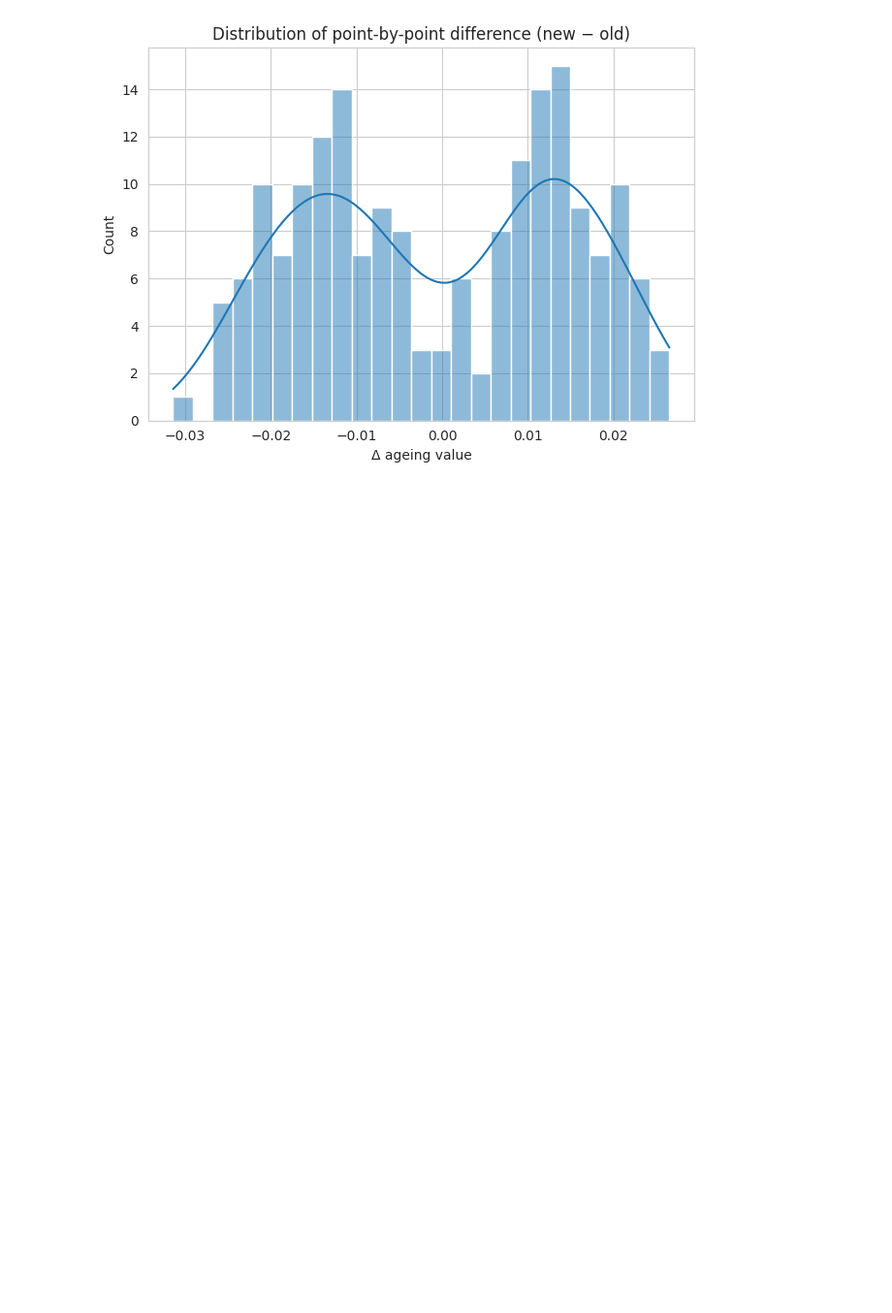
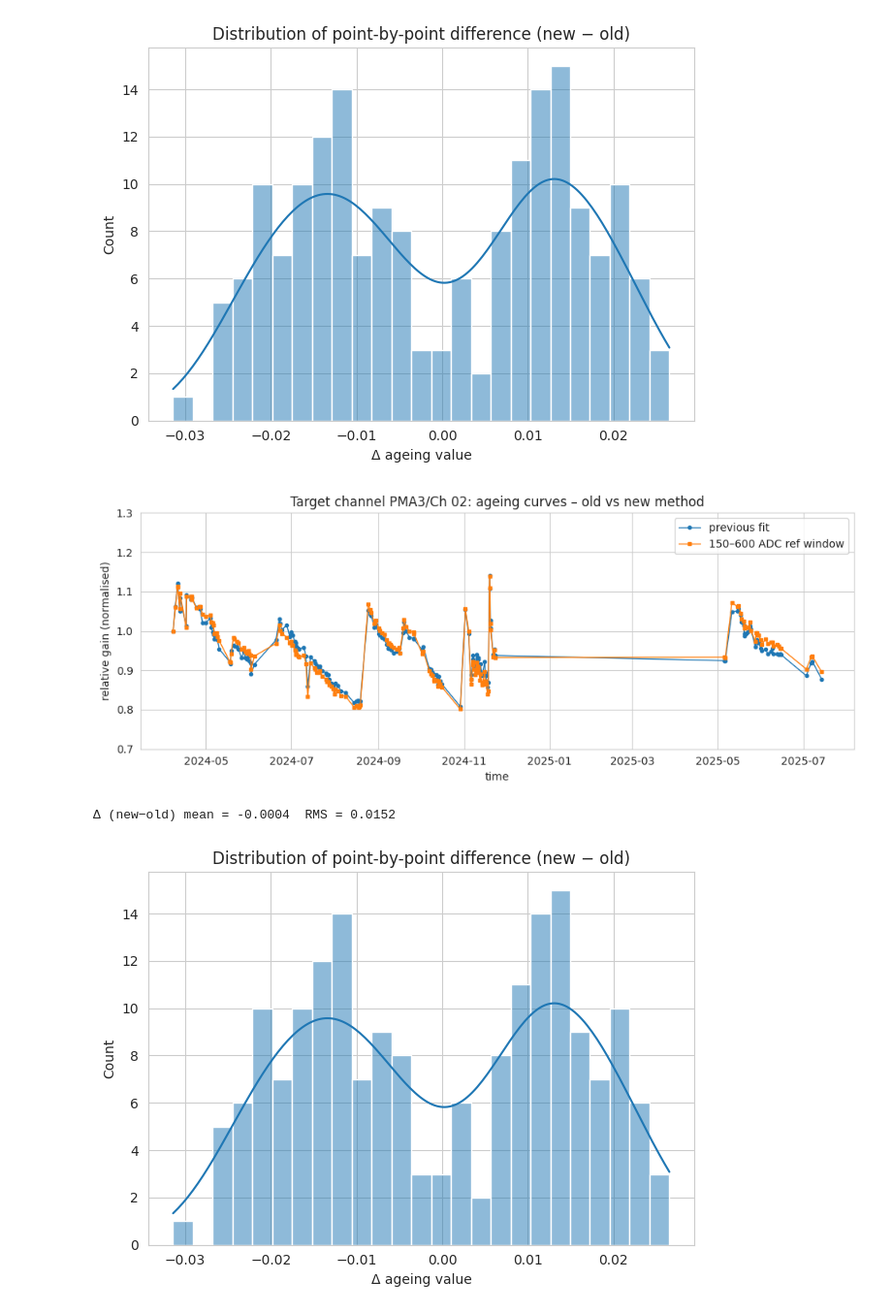
Before and after one commit to mvishiu11/LHC-aging-analysis, a Jupyter notebook: notebooks/analysis.ipynb, the cells around one changed output. Shown at 97% size. Cells and saved outputs as stored; diff of their text form; code cells hidden in the pictures; blank space fills up the shorter version.

Commit message:
feat: add fancy aging visualization

```diff
--- a/notebooks/analysis.ipynb
+++ b/notebooks/analysis.ipynb
@@ -1723,6 +1758,10 @@ print(df.head())
 2  549824    7  182.994799         4.0  329.441654   1.119669   1.113499
 3  549853    8  183.104426         4.0  330.477076   1.120340   1.110675
 4  549958    9  171.819017         4.0  326.018650   1.051289   1.056473
+# %%
+run_meta = pd.read_json("../data/laserROOT/laser_runs.json")
+df = df.merge(run_meta, how="left", on="run")
+df["time"] = pd.to_datetime(df["start_ms"], unit="ms")
 # %%
 # ▸ Cell 2 – visual & numeric comparison
 import matplotlib.pyplot as plt, seaborn as sns
@@ -1750,3 +1789,32 @@ plt.xlabel("Δ ageing value"); plt.tight_layout(); plt.show()
 [figure]
 Δ (new−old) mean = -0.0004  RMS = 0.0152
 [figure]
+# %%
+df = df.dropna()
+# %%
+# ▸ Cell 2 – visual & numeric comparison
+import matplotlib.pyplot as plt, seaborn as sns
+sns.set_style("whitegrid")
+
+plt.figure(figsize=(10,4))
+plt.plot(df["time"], df["aging_old"], "o-", lw=1, ms=3, label="previous fit")
+plt.plot(df["time"], df["aging_new"], "s-", lw=1, ms=3, label="150–600 ADC ref window")
+plt.xlabel("time")
+plt.ylabel("relative gain (normalised)")
+plt.title("Target channel PMA3/Ch 02: ageing curves – old vs new method")
+plt.ylim(0.7, 1.3)
+plt.legend()
+plt.tight_layout()
+plt.show()
+
+# --- quantitative summary ------------------------------------------------
+delta = df["aging_new"] - df["aging_old"]
+print(f"Δ (new−old) mean = {delta.mean():+.4f}  "
+      f"RMS = {delta.std():.4f}")
+sns.histplot(delta, bins=25, kde=True)
+plt.title("Distribution of point-by-point difference (new − old)")
+plt.xlabel("Δ ageing value"); plt.tight_layout(); plt.show()
+# %% [output]
+[figure, added]
+Δ (new−old) mean = -0.0004  RMS = 0.0152
+[figure, added]
```
Also changed, not shown: parts of 21 cells of this notebook.
